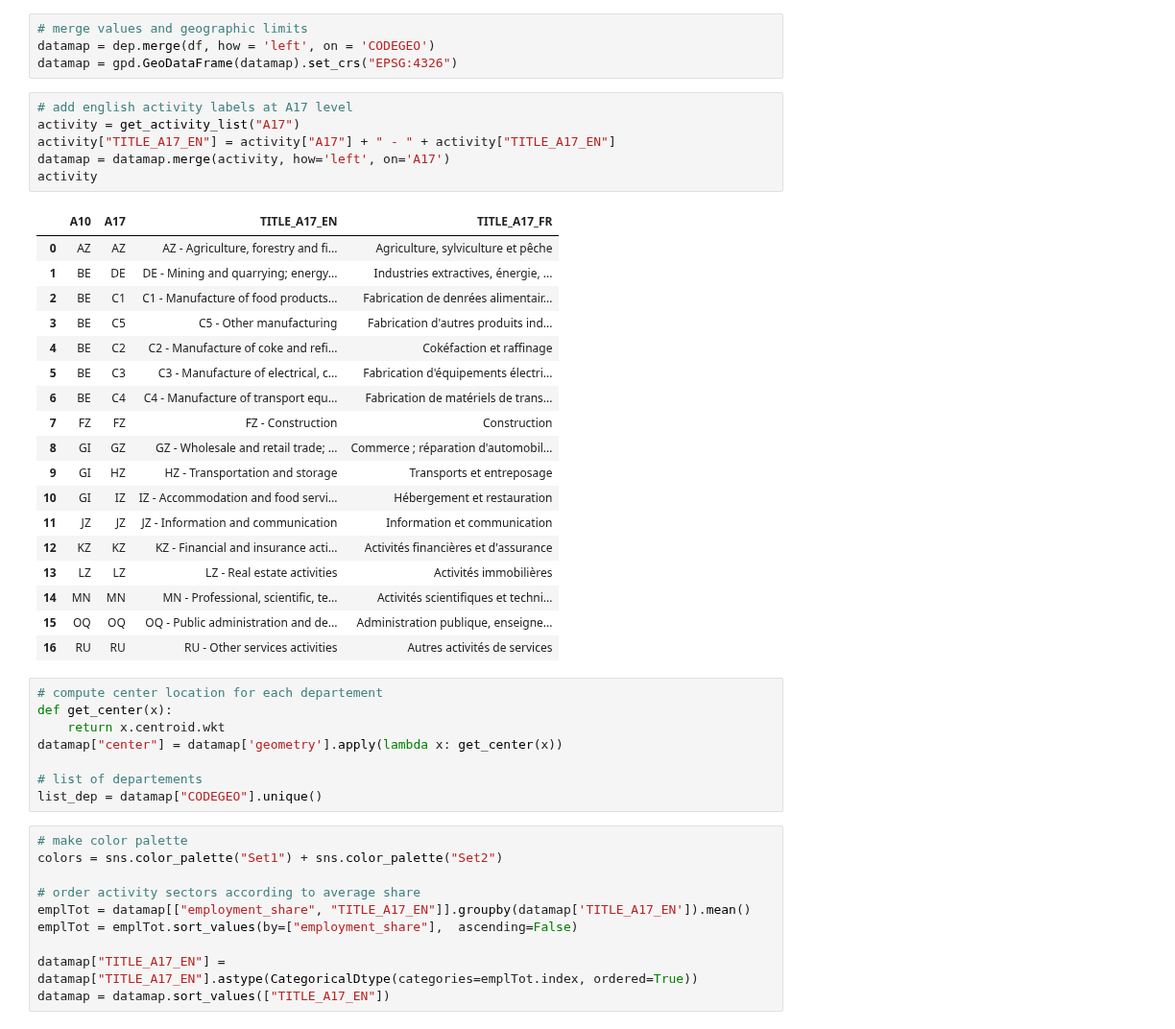
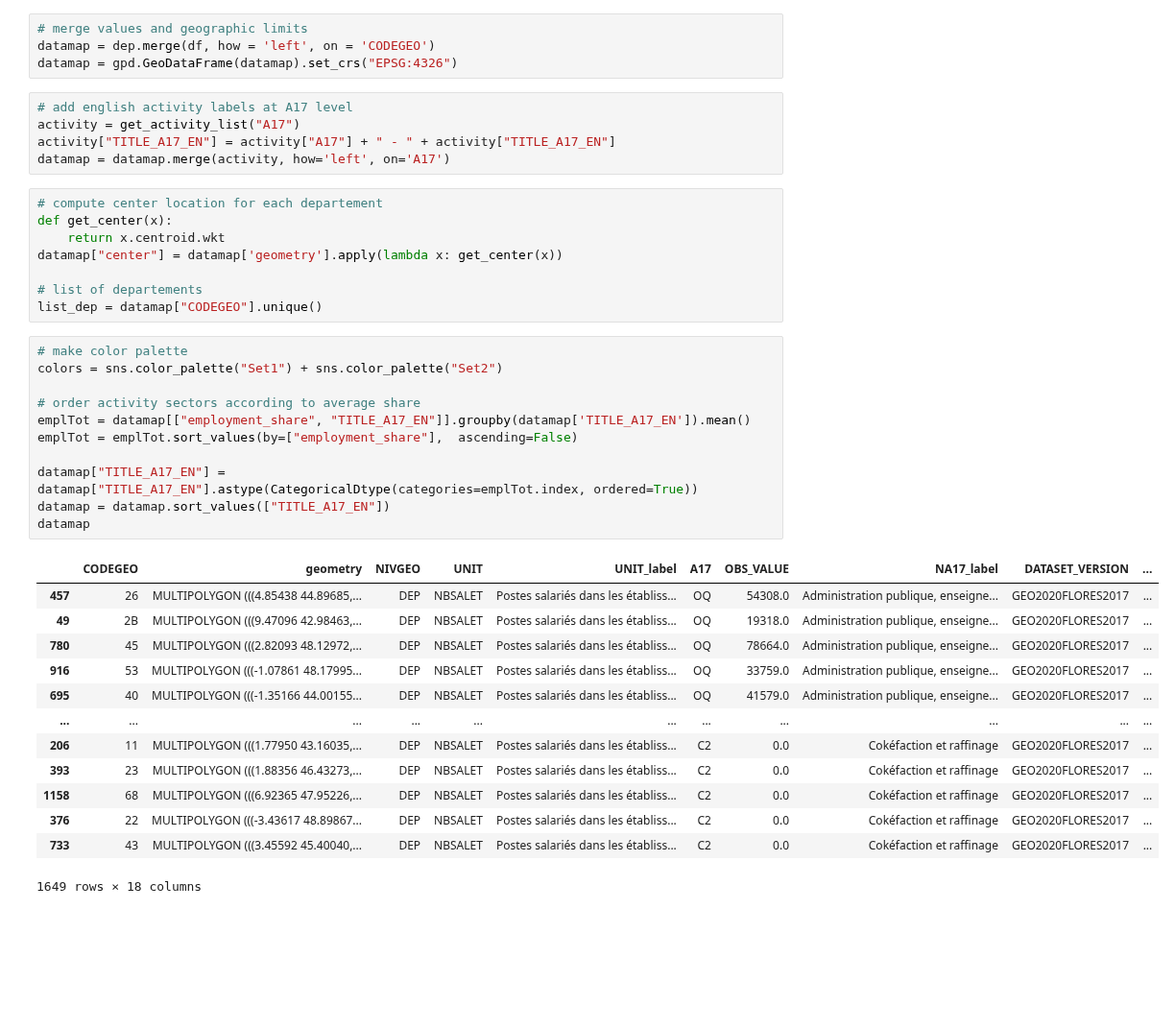
Before and after one commit to InseeFrLab/pynsee, a Jupyter notebook: docs/examples/example_empl_sector_dep.ipynb, the cells around one changed output. Shown at 96% size. Cells and saved outputs as stored; diff of their text form; blank space fills up the shorter version.

```diff
--- a/docs/examples/example_empl_sector_dep.ipynb
+++ b/docs/examples/example_empl_sector_dep.ipynb
@@ -62,26 +62,6 @@ datamap = gpd.GeoDataFrame(datamap).set_crs("EPSG:4326")
 activity = get_activity_list("A17")
 activity["TITLE_A17_EN"] = activity["A17"] + " - " + activity["TITLE_A17_EN"]
 datamap = datamap.merge(activity, how='left', on='A17')
-activity
-# %% [output]
-|  | A10 | A17 | TITLE_A17_EN | TITLE_A17_FR |
-| 0 | AZ | AZ | AZ - Agriculture, forestry and fi... | Agriculture, sylviculture et pêche |
-| 1 | BE | DE | DE - Mining and quarrying; energy... | Industries extractives, énergie, ... |
-| 2 | BE | C1 | C1 - Manufacture of food products... | Fabrication de denrées alimentair... |
-| 3 | BE | C5 | C5 - Other manufacturing | Fabrication d'autres produits ind... |
-| 4 | BE | C2 | C2 - Manufacture of coke and refi... | Cokéfaction et raffinage |
-| 5 | BE | C3 | C3 - Manufacture of electrical, c... | Fabrication d'équipements électri... |
-| 6 | BE | C4 | C4 - Manufacture of transport equ... | Fabrication de matériels de trans... |
-| 7 | FZ | FZ | FZ - Construction | Construction |
-| 8 | GI | GZ | GZ - Wholesale and retail trade; ... | Commerce ; réparation d'automobil... |
-| 9 | GI | HZ | HZ - Transportation and storage | Transports et entreposage |
-| 10 | GI | IZ | IZ - Accommodation and food servi... | Hébergement et restauration |
-| 11 | JZ | JZ | JZ - Information and communication | Information et communication |
-| 12 | KZ | KZ | KZ - Financial and insurance acti... | Activités financières et d'assurance |
-| 13 | LZ | LZ | LZ - Real estate activities | Activités immobilières |
-| 14 | MN | MN | MN - Professional, scientific, te... | Activités scientifiques et techni... |
-| 15 | OQ | OQ | OQ - Public administration and de... | Administration publique, enseigne... |
-| 16 | RU | RU | RU - Other services activities | Autres activités de services |
 # %%
 # compute center location for each departement
 def get_center(x):
@@ -93,12 +73,27 @@ list_dep = datamap["CODEGEO"].unique()
 # %%
 # make color palette
 colors = sns.color_palette("Set1") + sns.color_palette("Set2")
 
 # order activity sectors according to average share
 emplTot = datamap[["employment_share", "TITLE_A17_EN"]].groupby(datamap['TITLE_A17_EN']).mean()
 emplTot = emplTot.sort_values(by=["employment_share"],  ascending=False)
 
 datamap["TITLE_A17_EN"] = datamap["TITLE_A17_EN"].astype(CategoricalDtype(categories=emplTot.index, ordered=True))
 datamap = datamap.sort_values(["TITLE_A17_EN"])
+datamap
+# %% [output]
+|  | CODEGEO | geometry | NIVGEO | UNIT | UNIT_label | A17 | OBS_VALUE | NA17_label | DATASET_VERSION | ... |
+| 457 | 26 | MULTIPOLYGON (((4.85438 44.89685,... | DEP | NBSALET | Postes salariés dans les établiss... | OQ | 54308.0 | Administration publique, enseigne... | GEO2020FLORES2017 | ... |
+| 49 | 2B | MULTIPOLYGON (((9.47096 42.98463,... | DEP | NBSALET | Postes salariés dans les établiss... | OQ | 19318.0 | Administration publique, enseigne... | GEO2020FLORES2017 | ... |
+| 780 | 45 | MULTIPOLYGON (((2.82093 48.12972,... | DEP | NBSALET | Postes salariés dans les établiss... | OQ | 78664.0 | Administration publique, enseigne... | GEO2020FLORES2017 | ... |
+| 916 | 53 | MULTIPOLYGON (((-1.07861 48.17995... | DEP | NBSALET | Postes salariés dans les établiss... | OQ | 33759.0 | Administration publique, enseigne... | GEO2020FLORES2017 | ... |
+| 695 | 40 | MULTIPOLYGON (((-1.35166 44.00155... | DEP | NBSALET | Postes salariés dans les établiss... | OQ | 41579.0 | Administration publique, enseigne... | GEO2020FLORES2017 | ... |
+| ... | ... | ... | ... | ... | ... | ... | ... | ... | ... | ... |
+| 206 | 11 | MULTIPOLYGON (((1.77950 43.16035,... | DEP | NBSALET | Postes salariés dans les établiss... | C2 | 0.0 | Cokéfaction et raffinage | GEO2020FLORES2017 | ... |
+| 393 | 23 | MULTIPOLYGON (((1.88356 46.43273,... | DEP | NBSALET | Postes salariés dans les établiss... | C2 | 0.0 | Cokéfaction et raffinage | GEO2020FLORES2017 | ... |
+| 1158 | 68 | MULTIPOLYGON (((6.92365 47.95226,... | DEP | NBSALET | Postes salariés dans les établiss... | C2 | 0.0 | Cokéfaction et raffinage | GEO2020FLORES2017 | ... |
+| 376 | 22 | MULTIPOLYGON (((-3.43617 48.89867... | DEP | NBSALET | Postes salariés dans les établiss... | C2 | 0.0 | Cokéfaction et raffinage | GEO2020FLORES2017 | ... |
+| 733 | 43 | MULTIPOLYGON (((3.45592 45.40040,... | DEP | NBSALET | Postes salariés dans les établiss... | C2 | 0.0 | Cokéfaction et raffinage | GEO2020FLORES2017 | ... |
+1649 rows × 18 columns
 # %%
 #draw plot
```
Also changed, not shown: parts of 4 cells of this notebook.
